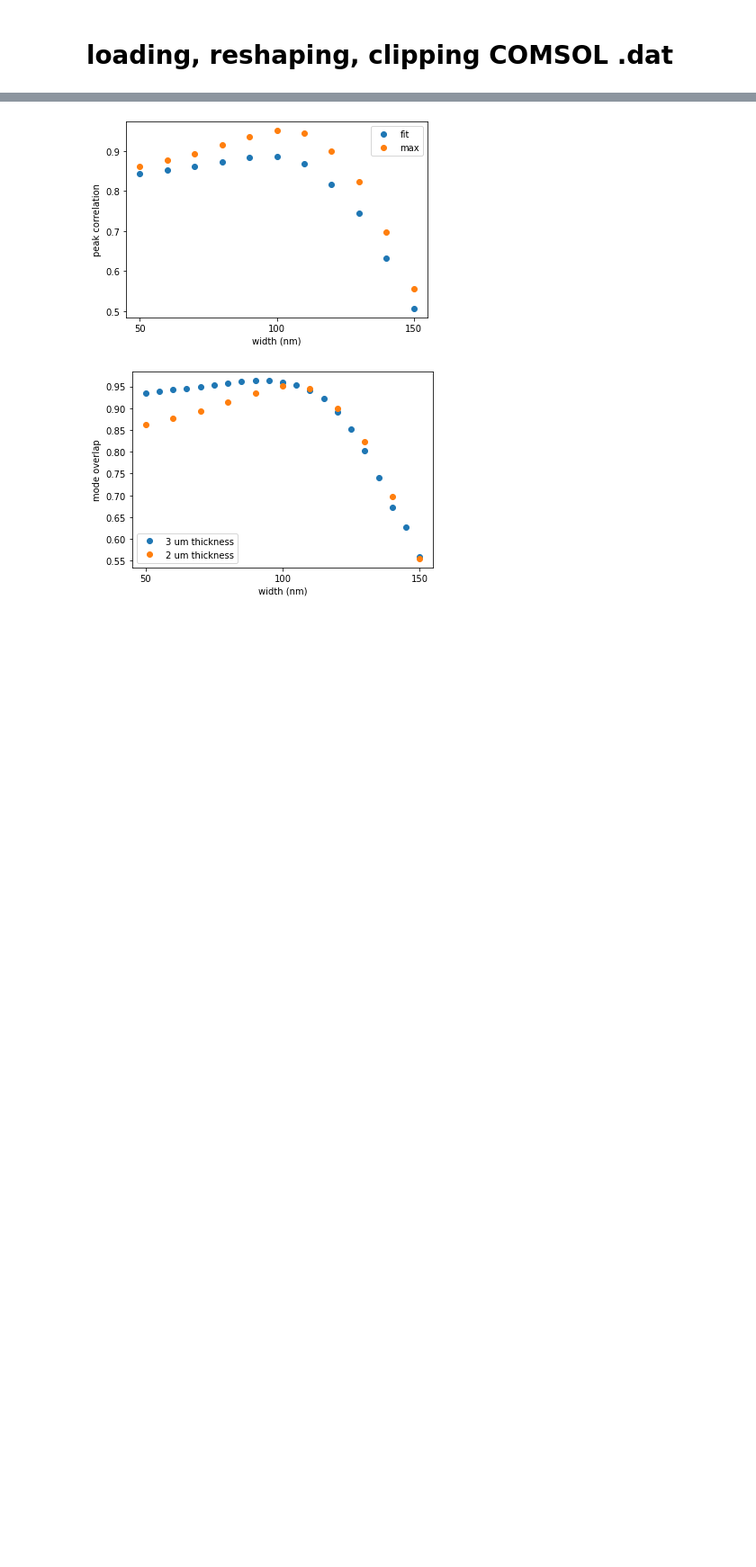
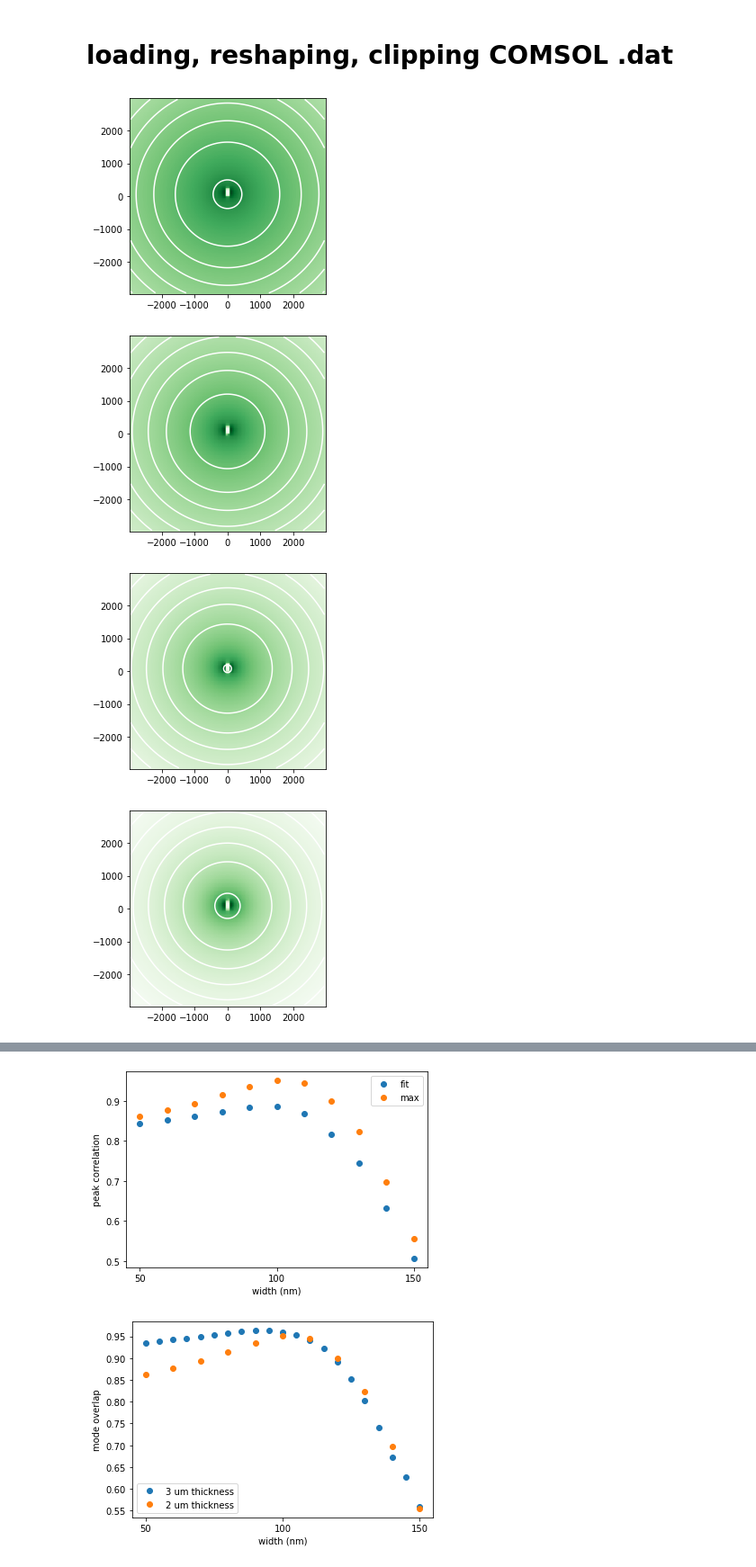
Before and after one commit to polnops/mode_overlap, a Jupyter notebook: waist_vs_width.ipynb, the cells around one changed output, grey strips where cells are left out. Shown at 90% size. Cells and saved outputs as stored; diff of their text form; code cells hidden in the pictures; blank space fills up the shorter version.

```diff
--- a/waist_vs_width.ipynb
+++ b/waist_vs_width.ipynb
@@ -5,0 +9,8 @@ from commons import *
+# %%
+dat_2um, param_list_2um = loadData('../normE_all13a.dat')
+w_2um = plotandfitNorm(dat_2um, param_list_2um, bound=3000, res = 100j)
+# %% [output]
+[figure, added]
+[figure, added]
+[figure, added]
+[figure, added]
```
Also changed, not shown: parts of 11 cells of this notebook, 1 other file.
